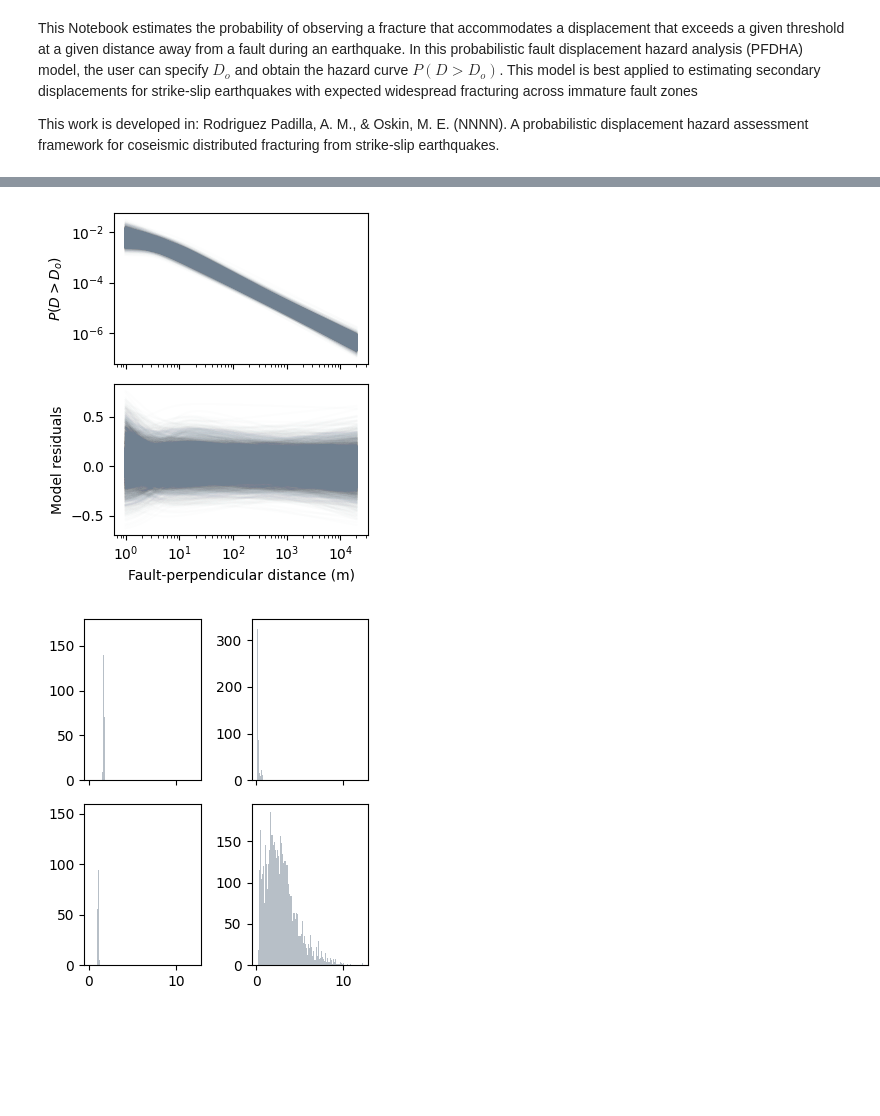
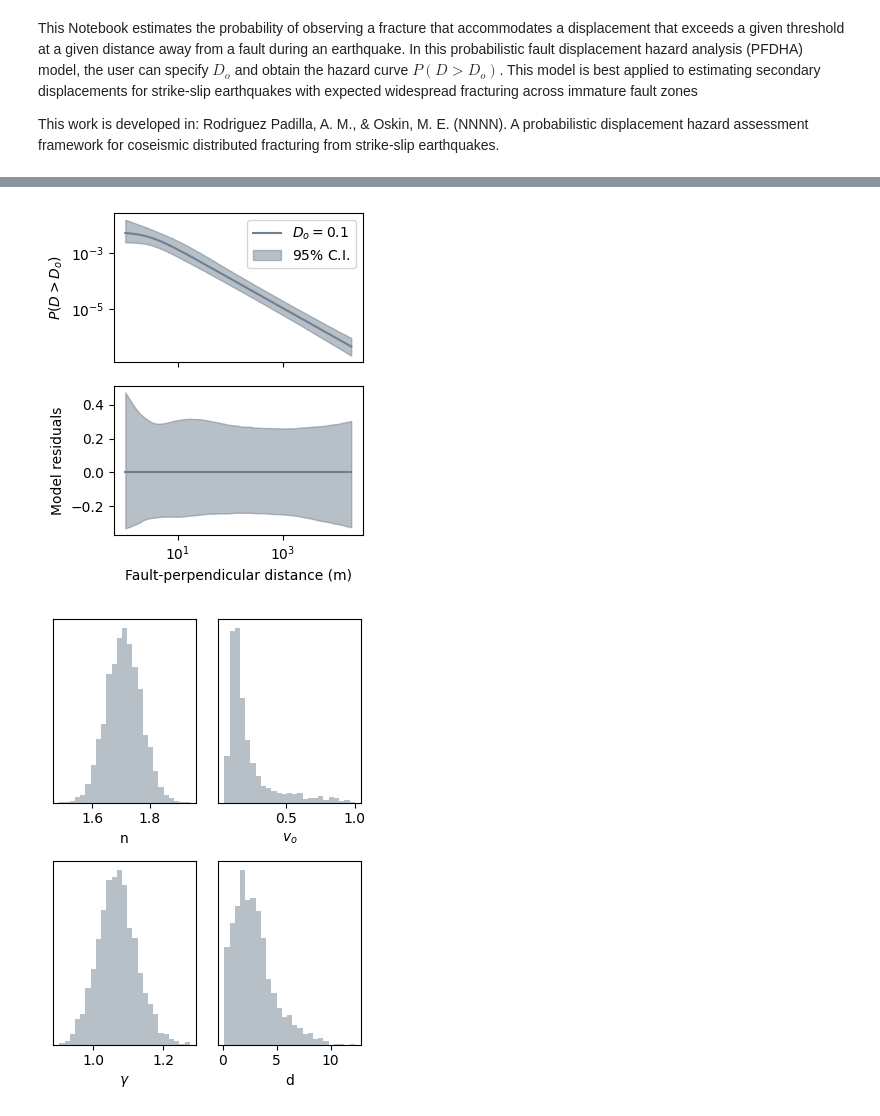
Before and after one commit to absrp/PFDHA_strikeslip, a Jupyter notebook: General end-user model - Python/PFDHA_secondary_fracturing.ipynb, the cells around one changed output, grey strips where cells are left out. Saved outputs shown, nothing was run; the diff lists cells and outputs as text; code cells hidden in the pictures; blank space fills up the shorter version.

Commit message:
updated general model Jupyter Notebook

```diff
--- a/General end-user model - Python/PFDHA_secondary_fracturing.ipynb
+++ b/General end-user model - Python/PFDHA_secondary_fracturing.ipynb
@@ -84,16 +103,14 @@ P_D_Do_bestfit = calc_DDo(DDo_f_bestfit,vx_bestfit)
 # (each set of three columns represents the values of vo, d, and gamma for one
 # walker in the ensemble, for a total of 200 walkers)
 
-random.seed(0)
+np.random.seed(0) # for reproducibility
 
-Markov_chain = pd.read_csv('onewalker_Markovchain.txt',sep=' ',header=None)
-
-onewalker = Markov_chain.values[:,:3] # subset first walker in ensemble
+Markov_chain = pd.read_csv('onewalker_Markovchain.txt',sep=',',header=None).values
 
 n_draws = 5000
 
 # randomly draw n_draws samples from Markov chain for parameters vo, d, and gamma
-selected_index = random.sample(range(0,len(onewalker)), n_draws)
+selected_index = random.sample(range(0,len(Markov_chain)), n_draws)
 selection = onewalker[selected_index,:]
 
 vo_ensemble = selection[:,0]
@@ -103,49 +120,81 @@ gamma_ensemble = selection[:,2]
 # randomly draw n_draws samples from a normal distribution of mean n and standard deviation sigma
 n_distribution = np.random.normal(n, sigma, n_draws)
 # %%
+# plot best-fit P(D>Do) model and range of plausible models given uncertainty (showing 95% confidence intervals)
+
 fig, AX = plt.subplots(2,1,dpi=100,figsize=(3.5,4),sharex=True)
 
 line_spec = {
-    "alpha":0.01,
+    "alpha":0.5,
     "color":"slategrey",
+    "label":"95$\%$ C.I."
 }
+
+# arrays for calculating confidence intervals
+PD_Do = []
+residuals = []
 
 for i_vo,i_d,i_gamma,i_n in zip(vo_ensemble,d_ensemble,gamma_ensemble,n_distribution):
     vx_decay = calc_vx(x,i_vo,i_d,i_gamma)
     PD = calc_DDo_f(Dmin,Do,i_n)
-    PD_Do = vx_decay * PD
-    residuals = np.log10(PD_Do) - np.log10(P_D_Do_bestfit)
-    AX[0].plot(x,PD_Do, **line_spec)
-    AX[1].plot(x,residuals, **line_spec)
+    i_PD_Do = vx_decay * PD
+    PD_Do.append(i_PD_Do)
+    residuals.append(np.log10(i_PD_Do) - np.log10(P_D_Do_bestfit))
+
+PD_Do = np.array(PD_Do)
+residuals = np.array(residuals)
+assert PD_Do.shape == residuals.shape
+
+sigma_25_PD_Do = np.percentile(PD_Do,2.5,axis=0)
+sigma_975_PD_Do = np.percentile(PD_Do,97.5,axis=0)
+sigma_25_res = np.percentile(residuals,2.5,axis=0)
+sigma_975_res = np.percentile(residuals,97.5,axis=0)
+
+AX[0].fill_between(x,sigma_975_PD_Do,sigma_25_PD_Do, **line_spec)
+AX[1].fill_between(x,sigma_25_res, sigma_975_res, **line_spec)
 
 AX[0].set_yscale('log')
 AX[0].set_xscale('log')
 AX[0].set_ylabel('$P(D>D_{o})$')
 
 AX[0].plot(x,P_D_Do_bestfit,c='slategrey',label='$D_{o} = %.1f$' %(Do))
+AX[0].legend()
 AX[1].plot(x,np.log10(P_D_Do_bestfit)-np.log10(P_D_Do_bestfit), color='slategrey')
 AX[1].set_xscale('log')
 AX[1].set_xlabel('Fault-perpendicular distance (m)')
 AX[1].set_ylabel('Model residuals')
 
 plt.tight_layout()
+
+plt.savefig('General_model.pdf')
+plt.show()
 # %% [output]
-[figure, old version]
+[figure, new version]
 # %%
-# error distribution and covariance
-fig, AX = plt.subplots(2,2,dpi=100,figsize=(3.5,4),sharex=True)
+# uncertainty distributions
+fig, AX = plt.subplots(2,2,dpi=100,figsize=(3.5,5))
 
 hist_spec={
     "facecolor":"slategrey",
-    "bins":100,
+    "bins":25,
     "alpha":0.5,
 }
 
 AX[0,0].hist(n_distribution,**hist_spec)
+AX[0,0].set_xlabel('n')
 AX[0,1].hist(vo_ensemble,**hist_spec)
+AX[0,0].set_yticks([])
+AX[0,1].set_xlabel('$v_{o}$')
+AX[0,1].set_yticks([])
 AX[1,1].hist(d_ensemble,**hist_spec)
+AX[1,1].set_xlabel('d')
+AX[1,1].set_yticks([])
 AX[1,0].hist(gamma_ensemble,**hist_spec)
+AX[1,0].set_xlabel('$\gamma$')
+AX[1,0].set_yticks([])
 
 plt.tight_layout()
+plt.savefig('General_model_uncertainty_distribution.pdf')
+plt.show()
 # %% [output]
-[figure, old version]
+[figure, new version]
```
Also changed, not shown: parts of 5 cells of this notebook, 1 other file.
